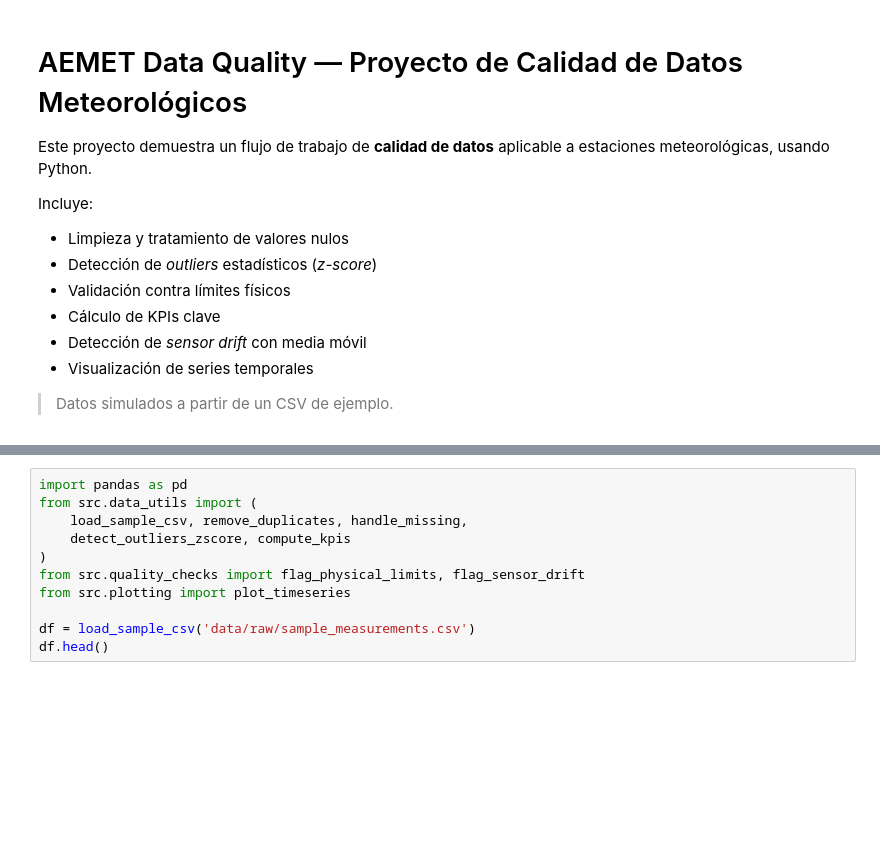
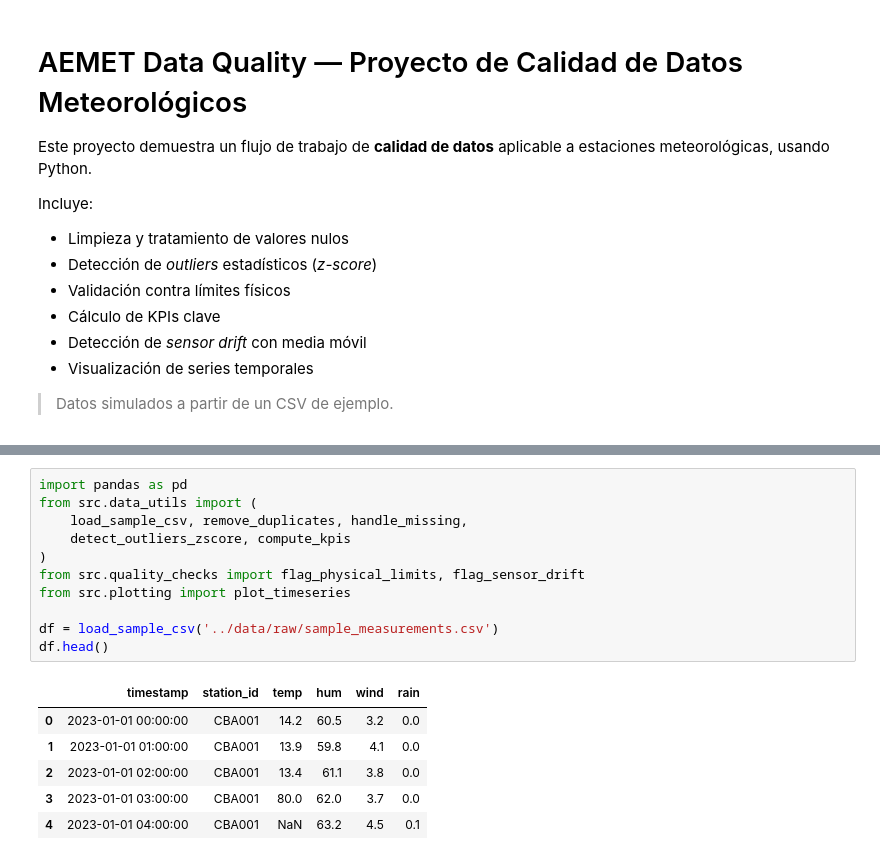
Before and after one commit to marcosjcristobal/aemet-data-quality, a Jupyter notebook: notebooks/aemet_quality.ipynb, the cells around one changed output, grey strips where cells are left out. Saved outputs shown, nothing was run; the diff lists cells and outputs as text; blank space fills up the shorter version.

```diff
--- a/notebooks/aemet_quality.ipynb
+++ b/notebooks/aemet_quality.ipynb
@@ -15,14 +27,21 @@ Incluye:
 # %%
 import pandas as pd
 from src.data_utils import (
     load_sample_csv, remove_duplicates, handle_missing,
     detect_outliers_zscore, compute_kpis
 )
 from src.quality_checks import flag_physical_limits, flag_sensor_drift
 from src.plotting import plot_timeseries
 
-df = load_sample_csv('data/raw/sample_measurements.csv')
+df = load_sample_csv('../data/raw/sample_measurements.csv')
 df.head()
+# %% [output]
+|  | timestamp | station_id | temp | hum | wind | rain |
+| 0 | 2023-01-01 00:00:00 | CBA001 | 14.2 | 60.5 | 3.2 | 0.0 |
+| 1 | 2023-01-01 01:00:00 | CBA001 | 13.9 | 59.8 | 4.1 | 0.0 |
+| 2 | 2023-01-01 02:00:00 | CBA001 | 13.4 | 61.1 | 3.8 | 0.0 |
+| 3 | 2023-01-01 03:00:00 | CBA001 | 80.0 | 62.0 | 3.7 | 0.0 |
+| 4 | 2023-01-01 04:00:00 | CBA001 | NaN | 63.2 | 4.5 | 0.1 |
 # %%
 # Eliminar duplicados y tratar valores nulos mediante interpolación
 df = remove_duplicates(df)
```
Also changed, not shown: parts of 6 cells of this notebook, 1 other file.
